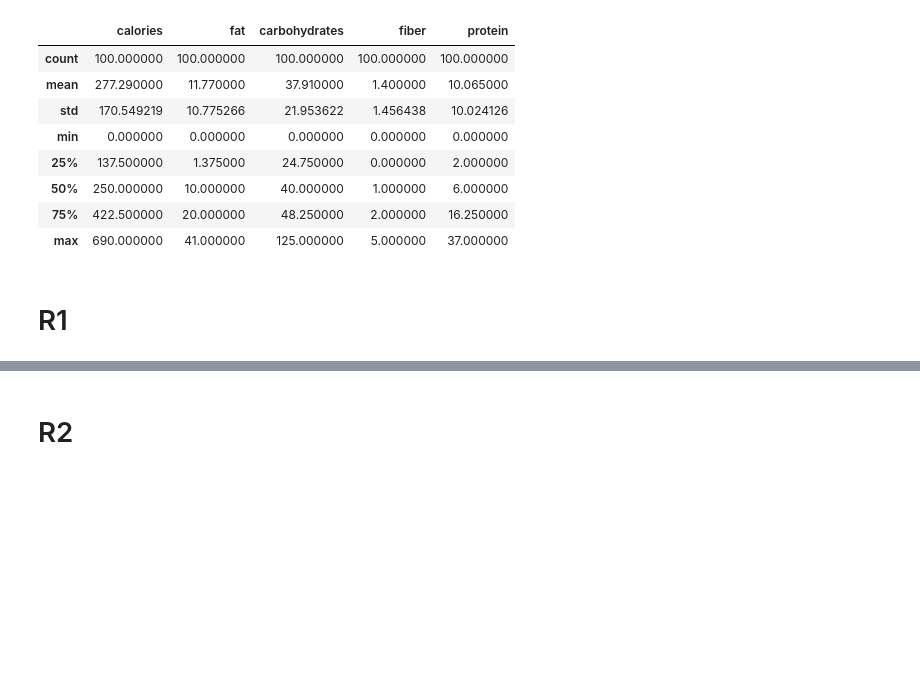
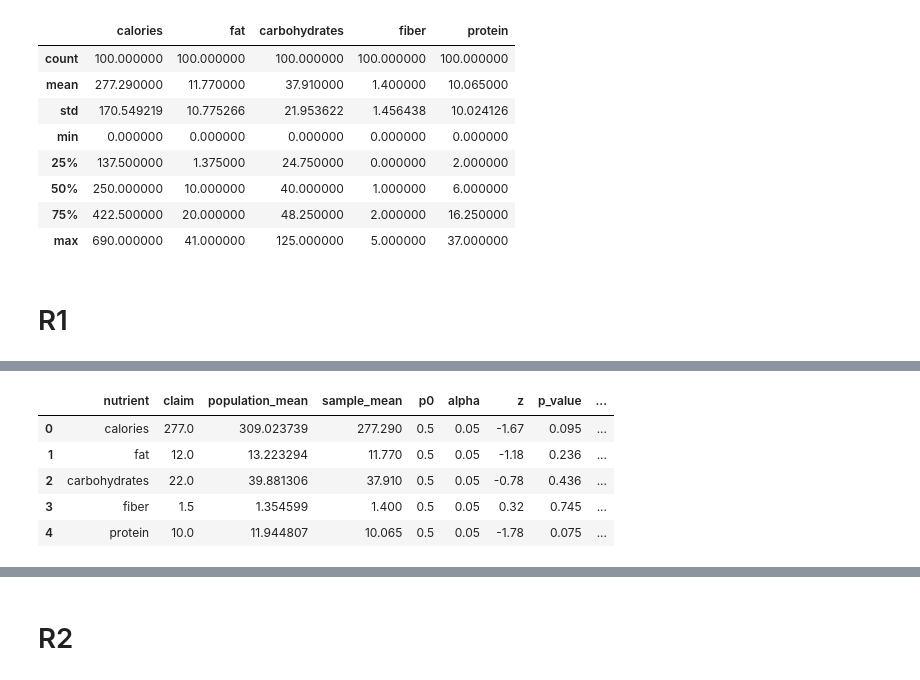
Before and after one commit to johnsonlarryl/csce_5310, a Jupyter notebook: fast_food_nutrition/notebooks/project_presentation.ipynb, the cells around one changed output, grey strips where cells are left out. Cells and saved outputs as stored; diff of their text form; code cells hidden in the pictures; blank space fills up the shorter version.

```diff
--- a/fast_food_nutrition/notebooks/project_presentation.ipynb
+++ b/fast_food_nutrition/notebooks/project_presentation.ipynb
@@ -222,6 +201,0 @@ The total number of the sampled food items on the menu are 100 and the total num
-# %%
-x = sample_calories_greater_than_277
-n = len(menu_items_samples)
-p0 = 0.5
-test = Test.RIGHT_TAILED
-alpha = 0.05
@@ -261,0 +209,7 @@ hypothesis_test_conclusion
+# %%
+confidence = "95%"
+claims = {"calories": 277,
+          "fat": 12,
+          "carbohydrates": 22,
+          "fiber": 1.5,
+          "protein": 10}
@@ -266,6 +287,0 @@ hypothesis_test_conclusion
-# %%
-x_bar = menu_items_samples["calories"].mean()
-n = len(menu_items_samples)
-sigma = menu["calories"].std()
-mu = menu["calories"].mean()
-test = Test.TWO_TAILED
@@ -305,0 +309,73 @@ We are 95% confident that the mean value of the population of fast food items ha
+# %%
+total_items = len(menu)
+data = []
+
+for nutrient in claims.keys():
+    claim = claims[nutrient]
+    population_proportion_claim = len(menu[menu[nutrient] >= claims[nutrient]])
+    population_proportion_claim_percentage = round((population_proportion_claim / len(menu)) * 100, 2)
+    sample_proportion_claim = len(menu_items_samples[menu_items_samples[nutrient] >= claims[nutrient]])
+    sampleproportion_claim_percentage = round((sample_proportion_claim / len(menu_items_samples)) * 100, 2)
+    x_bar = menu_items_samples[nutrient].mean()
+    n = len(menu_items_samples)
+    sigma = menu[nutrient].std()
+    mu = menu[nutrient].mean()
+    test = Test.TWO_TAILED
+    z, p_value = ZTest.calculate_mean(x_bar=x_bar,
+                                  mu=mu,
+                                  sigma=sigma,
+                                  n=n,
+                                  test=test)
+    z, p_value
+
+    critical_value_test = ZTest.calculate_hypothesis_critical_value_test_method(z=z,
+                                                                                alpha=alpha,
+                                                                                test=test)
+
+    min, max = ZTest.calculate_mean_confidence_interval(x_bar=x_bar,
+                                                        sigma=sigma,
+                                                        n=n,
+                                                        alpha=alpha,
+                                                        test=test)
+
+    confidence_interval_test = ZTest.calculate_confidence_interval_test_method(p0=p0,
+                                                                               min=min,
+                                                                               max=max)
+
+    claim_observation = [nutrient,
+                         claims[nutrient],
+                         mu,
+                         x_bar,
+                         p0,
+                         alpha,
+                         z,
+                         p_value,
+                         critical_value_test,
+                         min,
+                         max,
+                         confidence,
+                         confidence_interval_test]
+    data.append(claim_observation)
+
+claims_proportion_report = pd.DataFrame(data=data,
+                                        columns=["nutrient",
+                                                 "claim",
+                                                 "population_mean",
+                                                 "sample_mean",
+                                                 "p0",
+                                                 "alpha",
+                                                 "z",
+                                                 "p_value",
+                                                 "critical_value_test",
+                                                 "min",
+                                                 "max",
+                                                 "confidence",
+                                                 "confidence_interval_test"])
+claims_proportion_report
+# %% [output]
+|  | nutrient | claim | population_mean | sample_mean | p0 | alpha | z | p_value | ... |
+| 0 | calories | 277.0 | 309.023739 | 277.290 | 0.5 | 0.05 | -1.67 | 0.095 | ... |
+| 1 | fat | 12.0 | 13.223294 | 11.770 | 0.5 | 0.05 | -1.18 | 0.236 | ... |
+| 2 | carbohydrates | 22.0 | 39.881306 | 37.910 | 0.5 | 0.05 | -0.78 | 0.436 | ... |
+| 3 | fiber | 1.5 | 1.354599 | 1.400 | 0.5 | 0.05 | 0.32 | 0.745 | ... |
+| 4 | protein | 10.0 | 11.944807 | 10.065 | 0.5 | 0.05 | -1.78 | 0.075 | ... |
```
Also changed, not shown: parts of 25 cells of this notebook.
